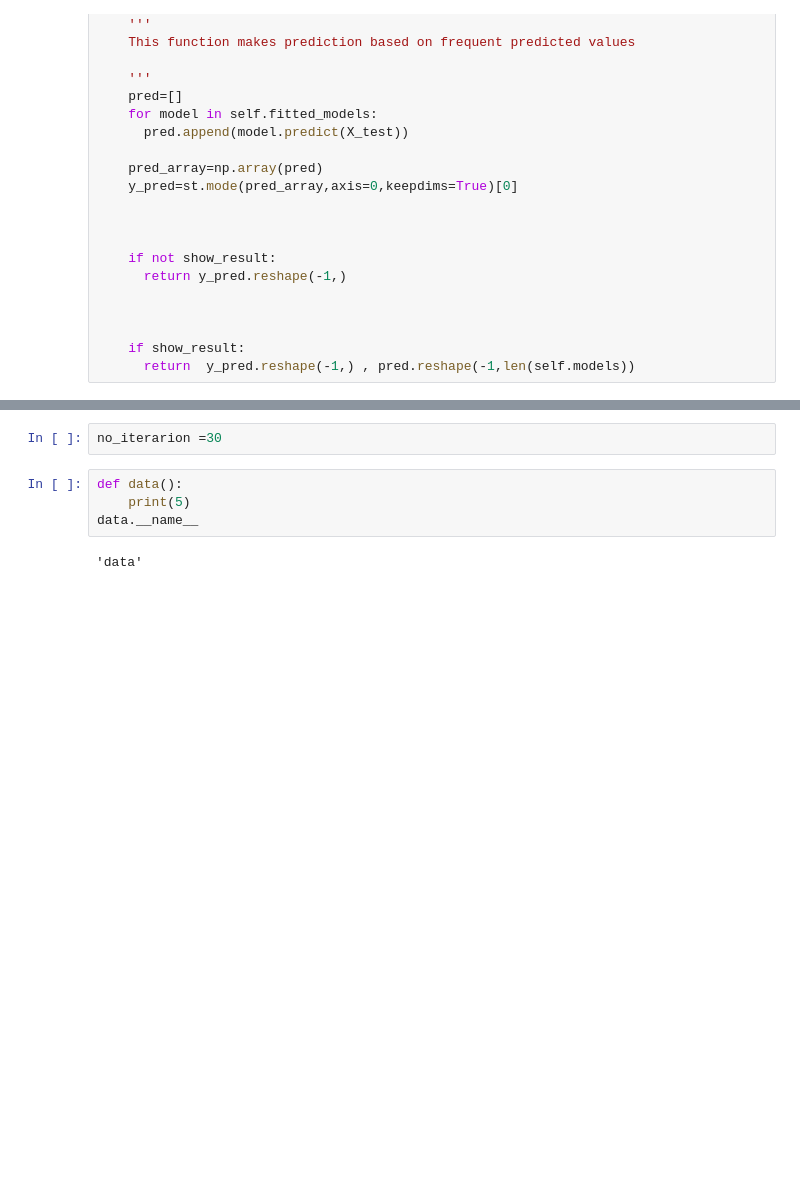
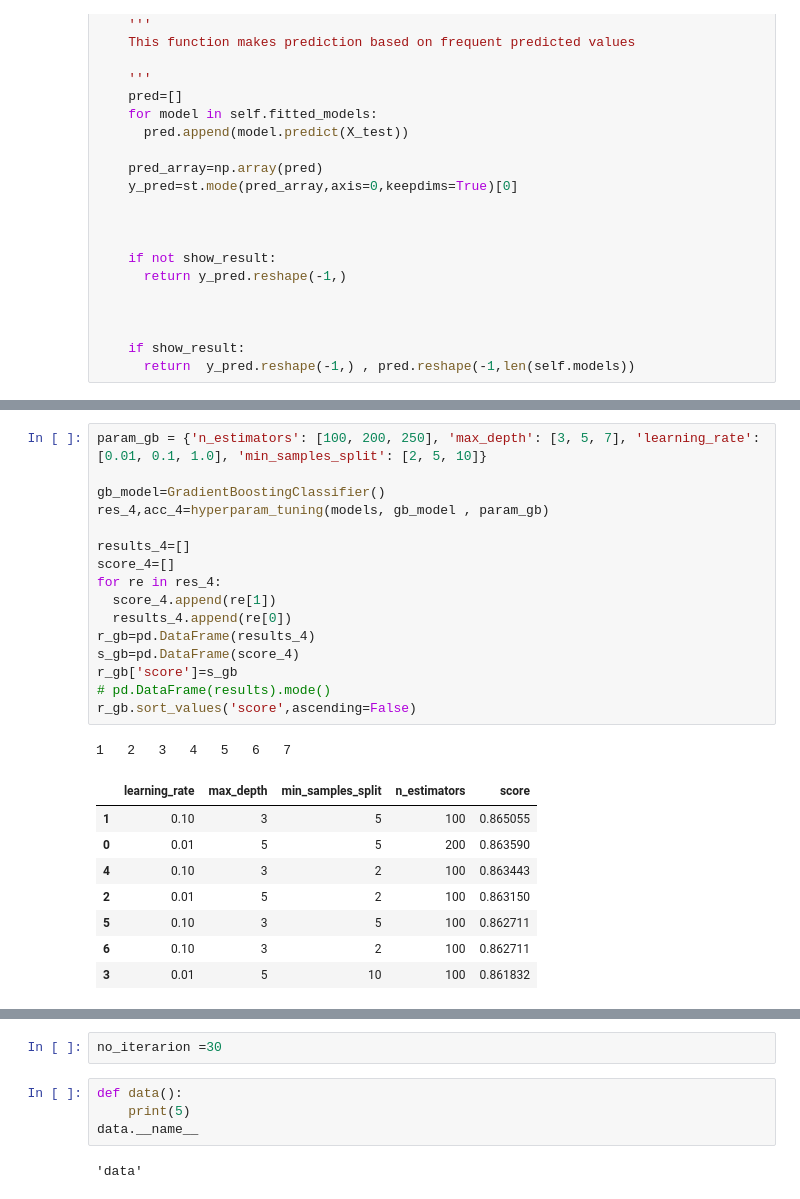
Before and after one commit to amyazdan/Adhd-detection-ML-algorithms, a Jupyter notebook: adhd.ipynb, the cells around one changed output, grey strips where cells are left out. Saved outputs shown, nothing was run; the diff lists cells and outputs as text; blank space fills up the shorter version.

```diff
--- a/adhd.ipynb
+++ b/adhd.ipynb
@@ -299,0 +594,26 @@ class Model():
+# %%
+param_gb = {'n_estimators': [100, 200, 250], 'max_depth': [3, 5, 7], 'learning_rate': [0.01, 0.1, 1.0], 'min_samples_split': [2, 5, 10]}
+
+gb_model=GradientBoostingClassifier()
+res_4,acc_4=hyperparam_tuning(models, gb_model , param_gb)
+
+results_4=[]
+score_4=[]
+for re in res_4:
+  score_4.append(re[1])
+  results_4.append(re[0])
+r_gb=pd.DataFrame(results_4)
+s_gb=pd.DataFrame(score_4)
+r_gb['score']=s_gb
+# pd.DataFrame(results).mode()
+r_gb.sort_values('score',ascending=False)
+# %% [output]
+1   2   3   4   5   6   7
+|  | learning_rate | max_depth | min_samples_split | n_estimators | score |
+| 1 | 0.10 | 3 | 5 | 100 | 0.865055 |
+| 0 | 0.01 | 5 | 5 | 200 | 0.863590 |
+| 4 | 0.10 | 3 | 2 | 100 | 0.863443 |
+| 2 | 0.01 | 5 | 2 | 100 | 0.863150 |
+| 5 | 0.10 | 3 | 5 | 100 | 0.862711 |
+| 6 | 0.10 | 3 | 2 | 100 | 0.862711 |
+| 3 | 0.01 | 5 | 10 | 100 | 0.861832 |
```
Also changed, not shown: parts of 38 cells of this notebook, 13 other files.
